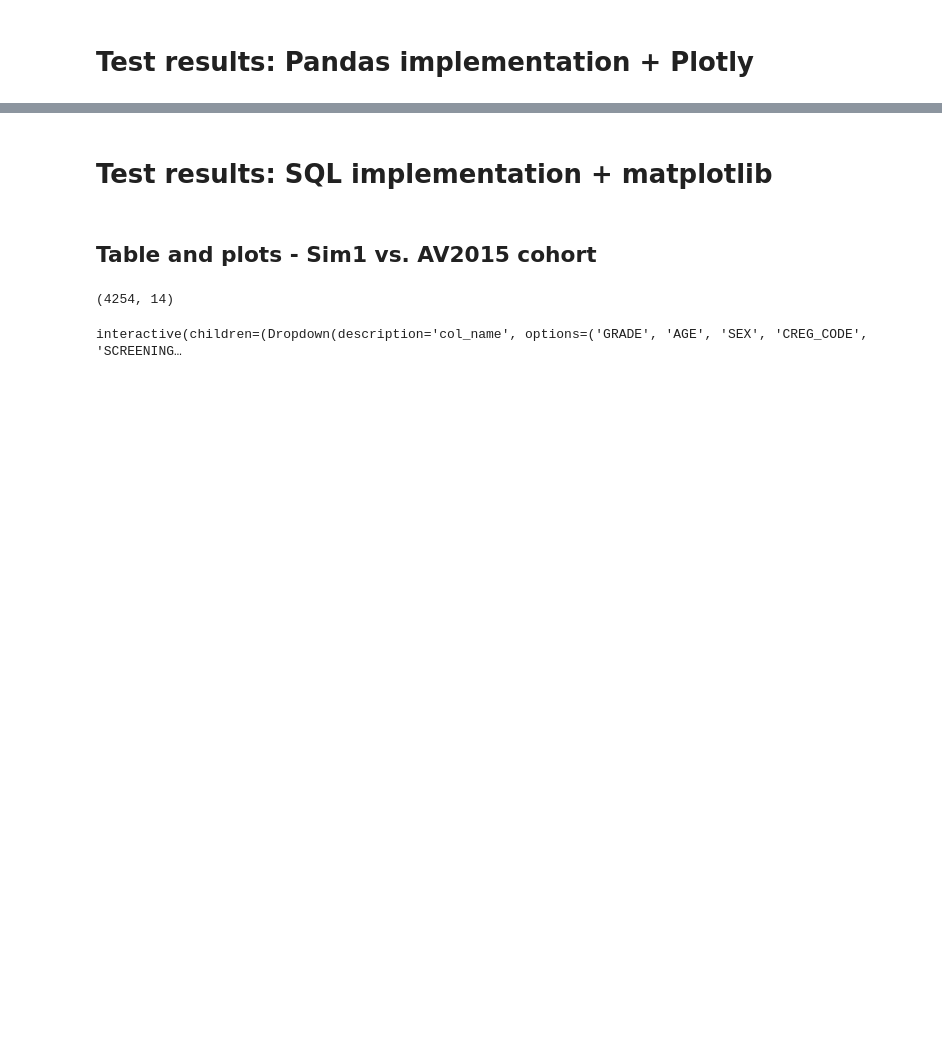
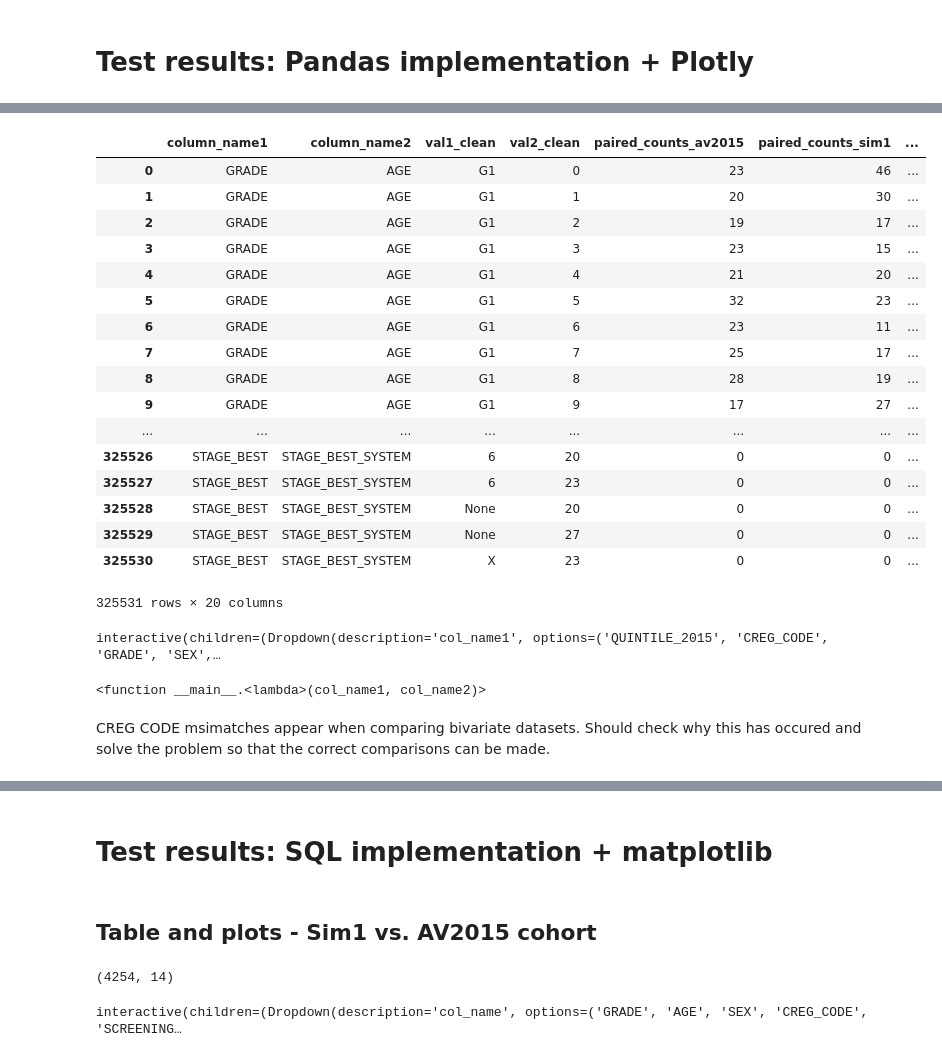
Before and after one commit to edwardmpearce/simulacrum, a Jupyter notebook: Internship2019/Test_suite/analysis.ipynb, the cells around one changed output, grey strips where cells are left out. Drawn from its saved outputs; the diff is of its cells as text; code cells hidden in the pictures; blank space fills up the shorter version.

```diff
--- a/Internship2019/Test_suite/analysis.ipynb
+++ b/Internship2019/Test_suite/analysis.ipynb
@@ -333,0 +359,23 @@ interactive(children=(Dropdown(description='col_name', options=('GRADE', 'AGE',
+# %%
+bivariate_categorical_results = augment_counts_table(joined_bivariate_comparison, prefix='paired_')
+# %%
+bivariate_categorical_results
+# %% [output]
+|  | column_name1 | column_name2 | val1_clean | val2_clean | paired_counts_av2015 | paired_counts_sim1 | ... |
+| 0 | GRADE | AGE | G1 | 0 | 23 | 46 | ... |
+| 1 | GRADE | AGE | G1 | 1 | 20 | 30 | ... |
+| 2 | GRADE | AGE | G1 | 2 | 19 | 17 | ... |
+| 3 | GRADE | AGE | G1 | 3 | 23 | 15 | ... |
+| 4 | GRADE | AGE | G1 | 4 | 21 | 20 | ... |
+| 5 | GRADE | AGE | G1 | 5 | 32 | 23 | ... |
+| 6 | GRADE | AGE | G1 | 6 | 23 | 11 | ... |
+| 7 | GRADE | AGE | G1 | 7 | 25 | 17 | ... |
+| 8 | GRADE | AGE | G1 | 8 | 28 | 19 | ... |
+| 9 | GRADE | AGE | G1 | 9 | 17 | 27 | ... |
+| ... | ... | ... | ... | ... | ... | ... | ... |
+| 325526 | STAGE_BEST | STAGE_BEST_SYSTEM | 6 | 20 | 0 | 0 | ... |
+| 325527 | STAGE_BEST | STAGE_BEST_SYSTEM | 6 | 23 | 0 | 0 | ... |
+| 325528 | STAGE_BEST | STAGE_BEST_SYSTEM | None | 20 | 0 | 0 | ... |
+| 325529 | STAGE_BEST | STAGE_BEST_SYSTEM | None | 27 | 0 | 0 | ... |
+| 325530 | STAGE_BEST | STAGE_BEST_SYSTEM | X | 23 | 0 | 0 | ... |
+325531 rows × 20 columns
@@ -333,0 +412,9 @@ interactive(children=(Dropdown(description='col_name', options=('GRADE', 'AGE',
+# %%
+interact(lambda col_name1, col_name2: bivariate_categorical_results_plot(bivariate_categorical_results, col_name1, col_name2)
+         if col_name1 != col_name2 else univariate_results_plot(univariate_results, col_name1),
+         col_name1=col_names, col_name2=col_names)
+# %% [output]
+interactive(children=(Dropdown(description='col_name1', options=('QUINTILE_2015', 'CREG_CODE', 'GRADE', 'SEX',…
+<function __main__.<lambda>(col_name1, col_name2)>
+# %% [markdown]
+CREG CODE msimatches appear when comparing bivariate datasets. Should check why this has occured and solve the problem so that the correct comparisons can be made.
```
Also changed, not shown: parts of 29 cells of this notebook.
